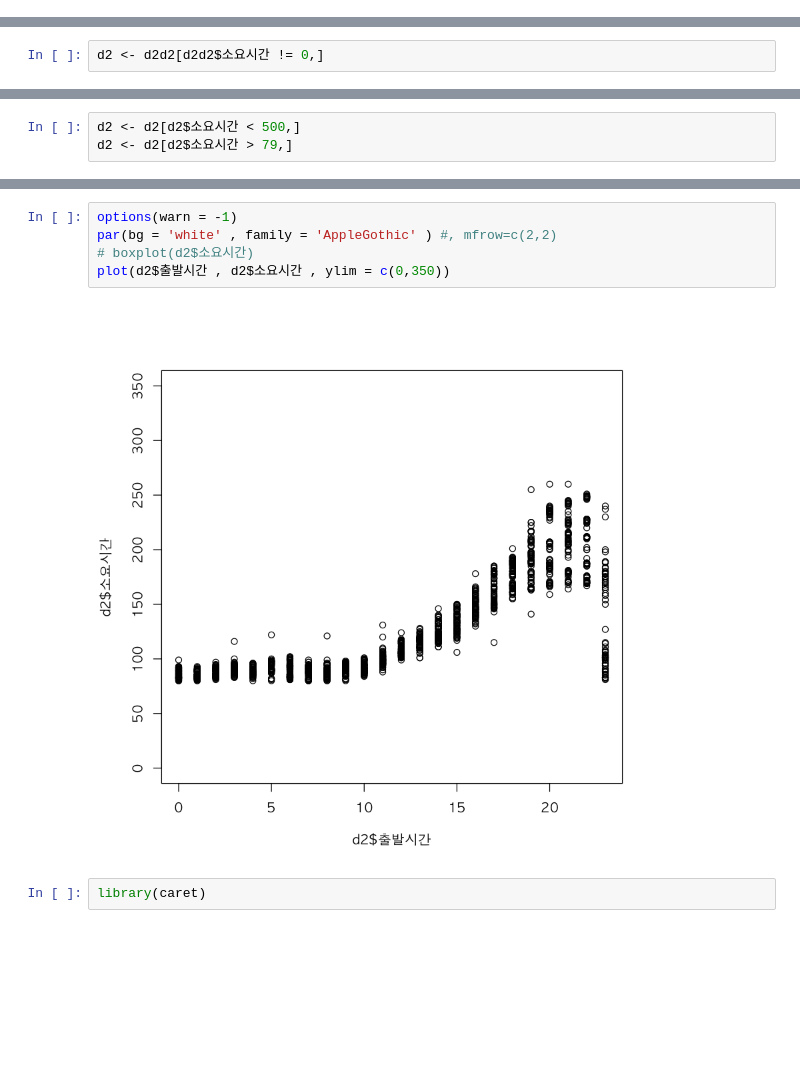
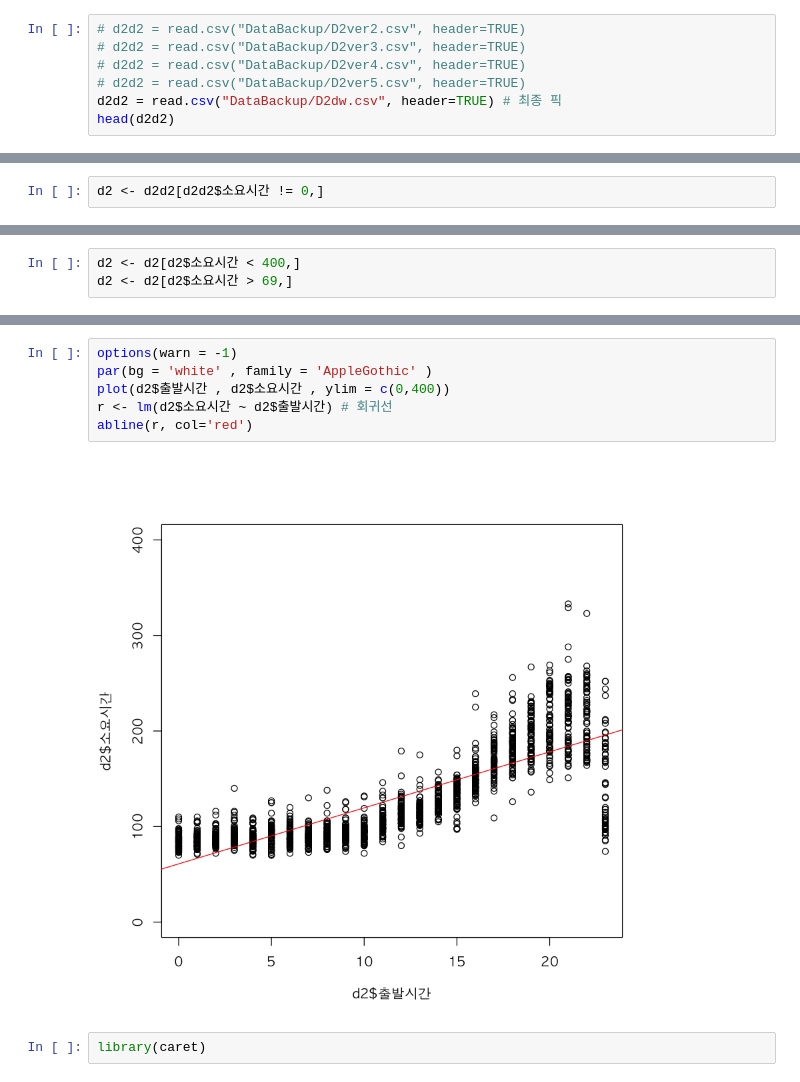
Before and after one commit to monargent0/TJRrrClass, a Jupyter notebook: 서울대전소요시간머신러닝.ipynb, the cells around one changed output, grey strips where cells are left out. Drawn from its saved outputs; the diff is of its cells as text; blank space fills up the shorter version.

```diff
--- a/서울대전소요시간머신러닝.ipynb
+++ b/서울대전소요시간머신러닝.ipynb
@@ -677,3 +696,10 @@ head(d2d2)
 | 2013-02-08 | 4 | 0 | 3 | TRUE | 3793419 | 229419 | 10388055 | 0 |
 | 2013-02-08 | 5 | 0 | 3 | TRUE | 3793419 | 229419 | 10388055 | 90 |
 | 2013-02-08 | 6 | 0 | 3 | TRUE | 3793419 | 229419 | 10388055 | 91 |
+# %%
+# d2d2 = read.csv("DataBackup/D2ver2.csv", header=TRUE)
+# d2d2 = read.csv("DataBackup/D2ver3.csv", header=TRUE)
+# d2d2 = read.csv("DataBackup/D2ver4.csv", header=TRUE)
+# d2d2 = read.csv("DataBackup/D2ver5.csv", header=TRUE)
+d2d2 = read.csv("DataBackup/D2dw.csv", header=TRUE) # 최종 픽
+head(d2d2)
@@ -712,3 +751,3 @@ head(d2)
 # %%
-d2 <- d2[d2$소요시간 < 500,]
-d2 <- d2[d2$소요시간 > 79,]
+d2 <- d2[d2$소요시간 < 400,]
+d2 <- d2[d2$소요시간 > 69,]
@@ -726,10 +788,11 @@ boxplot(d2$소요시간)
 # %%
 options(warn = -1)
-par(bg = 'white' , family = 'AppleGothic' ) #, mfrow=c(2,2)
-# boxplot(d2$소요시간)
-plot(d2$출발시간 , d2$소요시간 , ylim = c(0,350))
+par(bg = 'white' , family = 'AppleGothic' )
+plot(d2$출발시간 , d2$소요시간 , ylim = c(0,400))
+r <- lm(d2$소요시간 ~ d2$출발시간) # 회귀선
+abline(r, col='red')
 # %% [output]
-[figure, old version]
+[figure, new version]
 # %%
 library(caret)
 # %%
```
Also changed, not shown: parts of 27 cells of this notebook.
